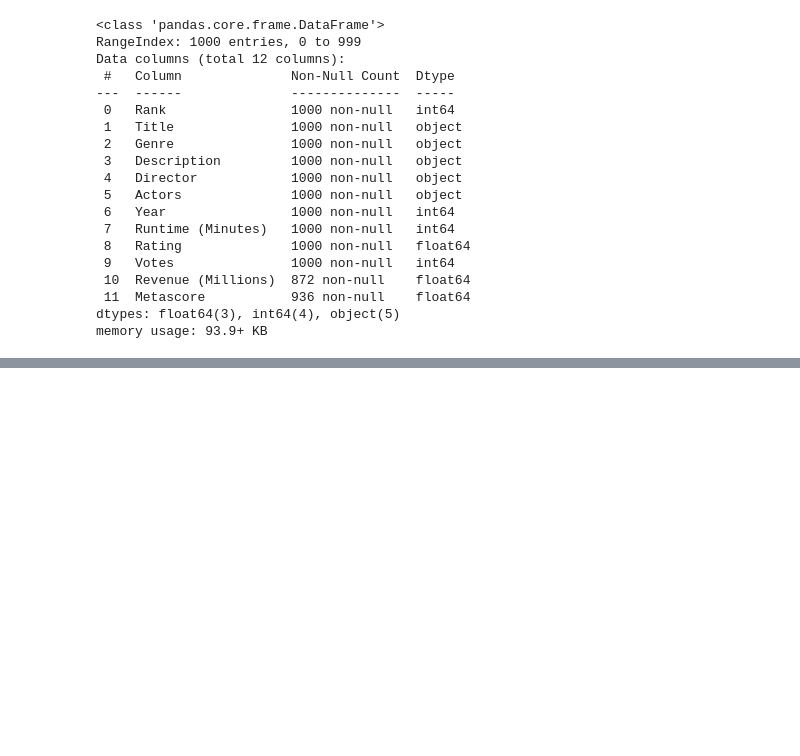
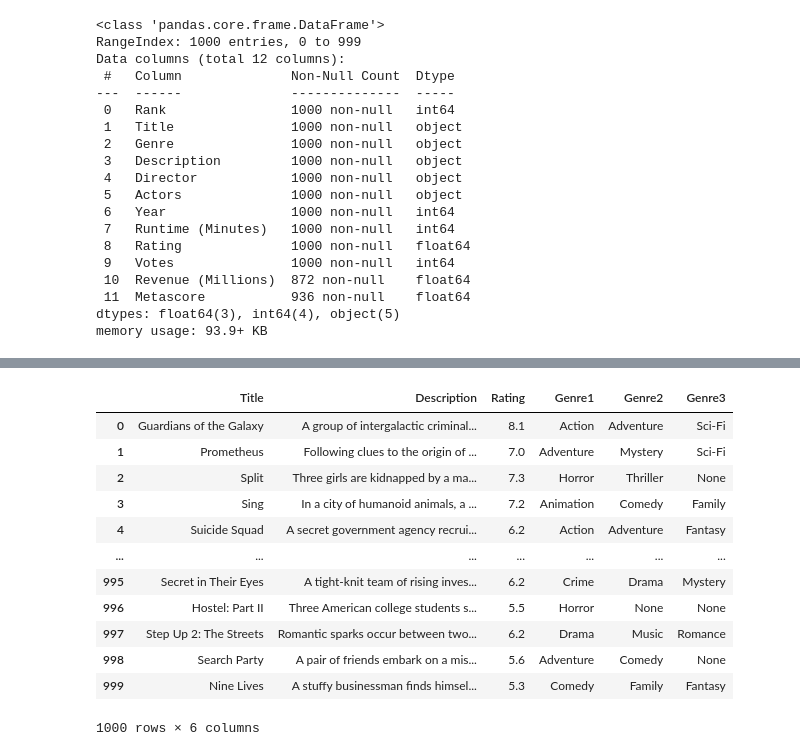
Before and after one commit to kemalhiero/tb_apm, a Jupyter notebook: app.ipynb, the cells around one changed output, grey strips where cells are left out. Cells and saved outputs as stored; diff of their text form; code cells hidden in the pictures; blank space fills up the shorter version.

```diff
--- a/app.ipynb
+++ b/app.ipynb
@@ -74,3 +73,22 @@ memory usage: 47.0+ KB
+# %%
+# pecah fitur genre menjadi beberapa kolom, yaitu genre1, genre2, dan genre3
+data_film[['Genre1', 'Genre2', 'Genre3']] = data_film['Genre'].str.split(',', expand=True)
+data_film = data_film.drop('Genre', axis=1)
+data_film
+# %% [output]
+|  | Title | Description | Rating | Genre1 | Genre2 | Genre3 |
+| 0 | Guardians of the Galaxy | A group of intergalactic criminal... | 8.1 | Action | Adventure | Sci-Fi |
+| 1 | Prometheus | Following clues to the origin of ... | 7.0 | Adventure | Mystery | Sci-Fi |
+| 2 | Split | Three girls are kidnapped by a ma... | 7.3 | Horror | Thriller | None |
+| 3 | Sing | In a city of humanoid animals, a ... | 7.2 | Animation | Comedy | Family |
+| 4 | Suicide Squad | A secret government agency recrui... | 6.2 | Action | Adventure | Fantasy |
+| ... | ... | ... | ... | ... | ... | ... |
+| 995 | Secret in Their Eyes | A tight-knit team of rising inves... | 6.2 | Crime | Drama | Mystery |
+| 996 | Hostel: Part II | Three American college students s... | 5.5 | Horror | None | None |
+| 997 | Step Up 2: The Streets | Romantic sparks occur between two... | 6.2 | Drama | Music | Romance |
+| 998 | Search Party | A pair of friends embark on a mis... | 5.6 | Adventure | Comedy | None |
+| 999 | Nine Lives | A stuffy businessman finds himsel... | 5.3 | Comedy | Family | Fantasy |
+1000 rows × 6 columns
 # %%
 # dijadikan ke file csv baru
 data_film.to_csv('data/data_film.csv')
```
Also changed, not shown: parts of 5 cells of this notebook, 5 other files.
